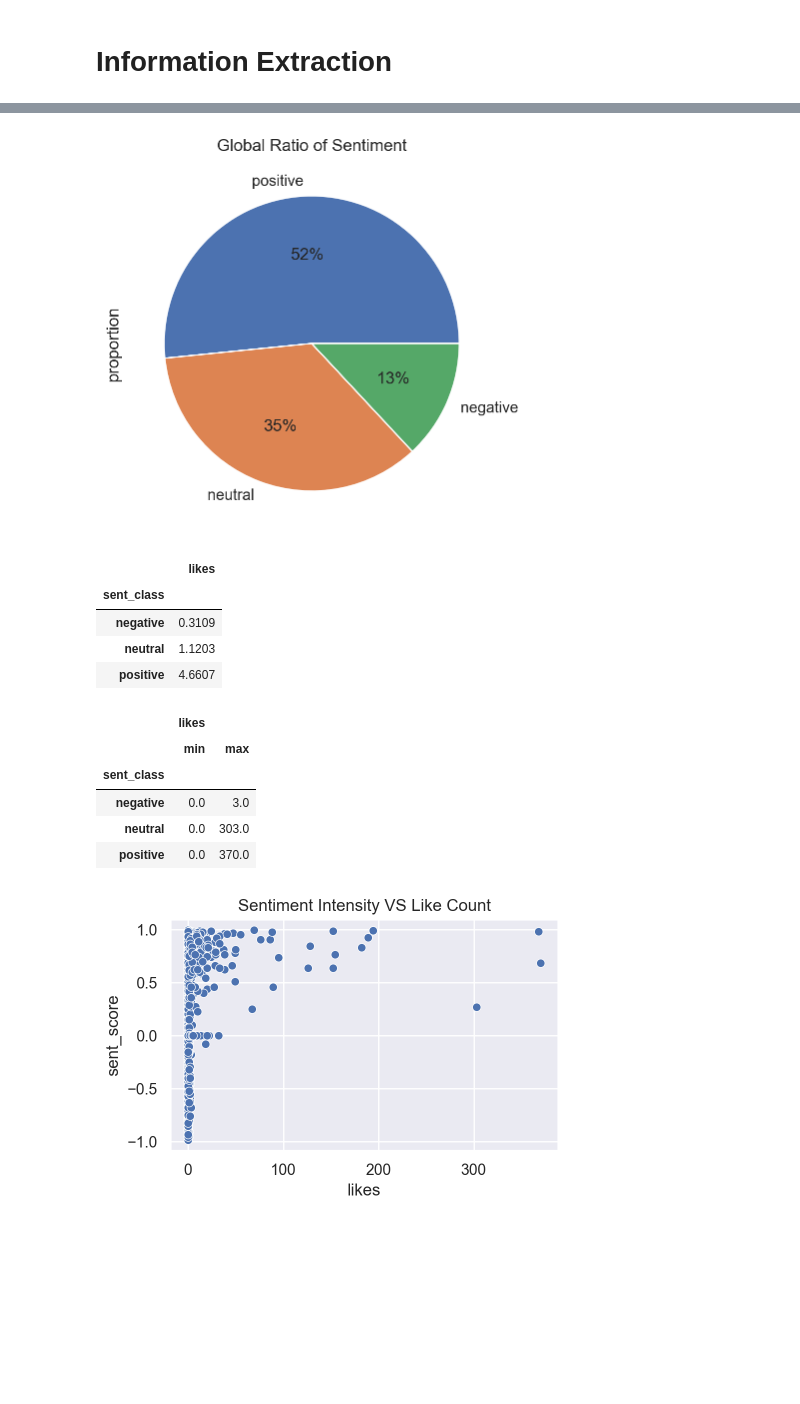
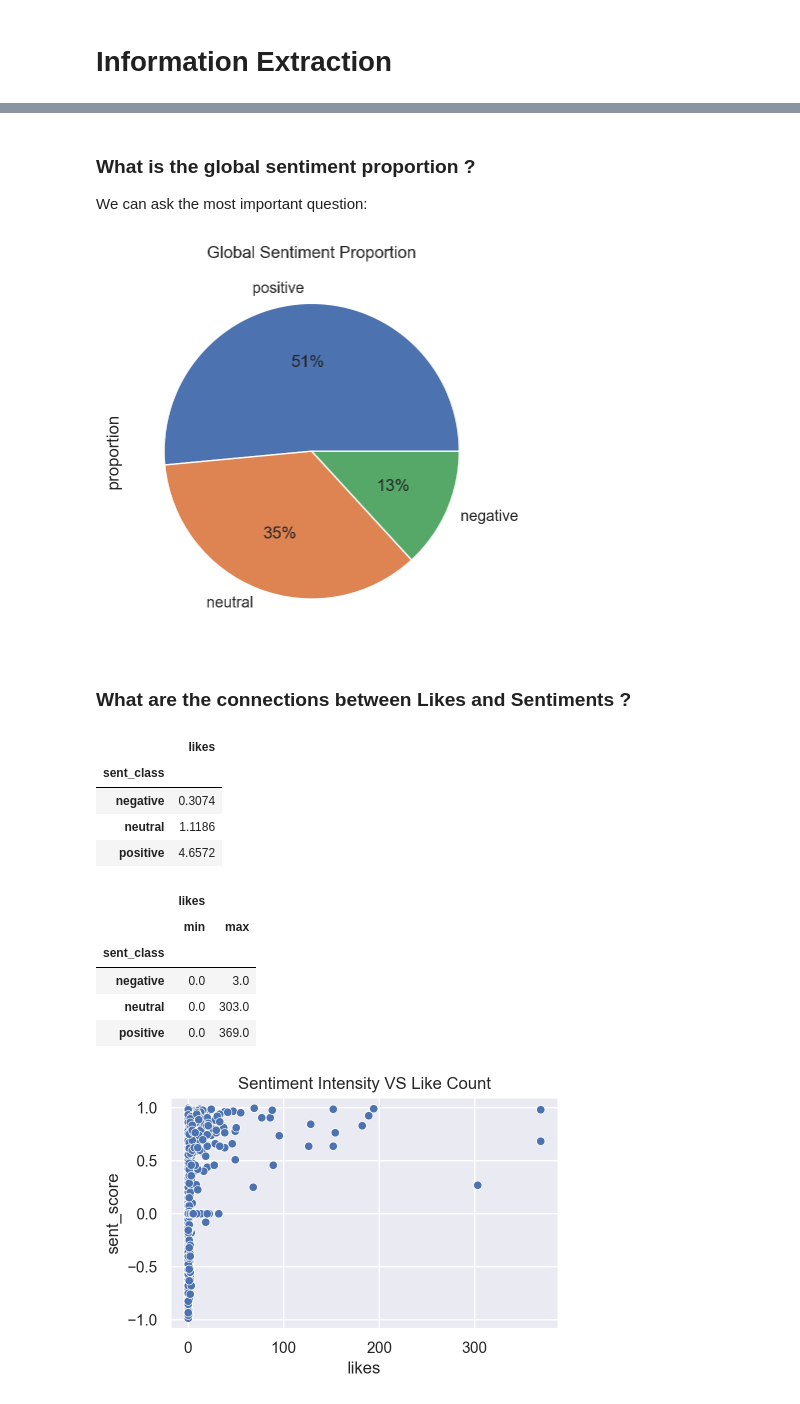
Before and after one commit to abljoel/youtube-comments-analysis, a Jupyter notebook: notebooks/06-information-extraction-from-comments.ipynb, the cells around one changed output, grey strips where cells are left out. Saved outputs shown, nothing was run; the diff lists cells and outputs as text; code cells hidden in the pictures; blank space fills up the shorter version.

```diff
--- a/notebooks/06-information-extraction-from-comments.ipynb
+++ b/notebooks/06-information-extraction-from-comments.ipynb
@@ -38,2 +42,2 @@ pd.set_option("display.max_columns", None)
 # %%
-corpus = pd.read_pickle(TRANSFORMED_DATA_DIR / "sentiment_corpus.pkl")
+corpus = pd.read_pickle(TRANSFORMED_DATA_DIR / "improved_sentiment_corpus.pkl")
@@ -57,4 +43,0 @@ def has_emoticons(text):
-# %%
-# For now we will only extract 2 simple features:
-corpus["has_emojis"] = corpus.text.apply(lambda t: has_emojis(t))
-corpus["has_emoticons"] = corpus.text.apply(lambda t: has_emoticons(t))
@@ -63,6 +53,9 @@ corpus["has_emoticons"] = corpus.text.apply(lambda t: has_emoticons(t))
+# %% [markdown]
+### What is the global sentiment proportion ?
+
+We can ask the most important question:
 # %%
-# What is the global sentiment ratio ?
-plt.title("Global Ratio of Sentiment")
+plt.title("Global Sentiment Proportion")
 plot_pie(corpus, "sent_class")
 # %% [output]
-[figure, old version]
+[figure, new version]
@@ -71,11 +62,16 @@ plot_pie(corpus, "sent_class")
+# %% [markdown]
+### What are the connections between Likes and Sentiments ?
 # %%
-(corpus.groupby("sent_class")[["likes"]].agg(func=np.mean))
+(corpus
+  .groupby("sent_class")[["likes"]]
+  .agg(func=np.mean)
+)
 # %% [output]
 |  | likes |
 | sent_class |  |
-| negative | 0.3109 |
-| neutral | 1.1203 |
-| positive | 4.6607 |
+| negative | 0.3074 |
+| neutral | 1.1186 |
+| positive | 4.6572 |
 # %%
 corpus.groupby("sent_class").describe()[[("likes", "min"), ("likes", "max")]]
 # %% [output]
@@ -84,7 +80,7 @@ corpus.groupby("sent_class").describe()[[("likes", "min"), ("likes", "max")]]
 | sent_class |  |  |
 | negative | 0.0 | 3.0 |
 | neutral | 0.0 | 303.0 |
-| positive | 0.0 | 370.0 |
+| positive | 0.0 | 369.0 |
 # %%
 plt.figure(figsize=(5, 3))
 plt.title("Sentiment Intensity VS Like Count")
```
Also changed, not shown: parts of 43 cells of this notebook.
